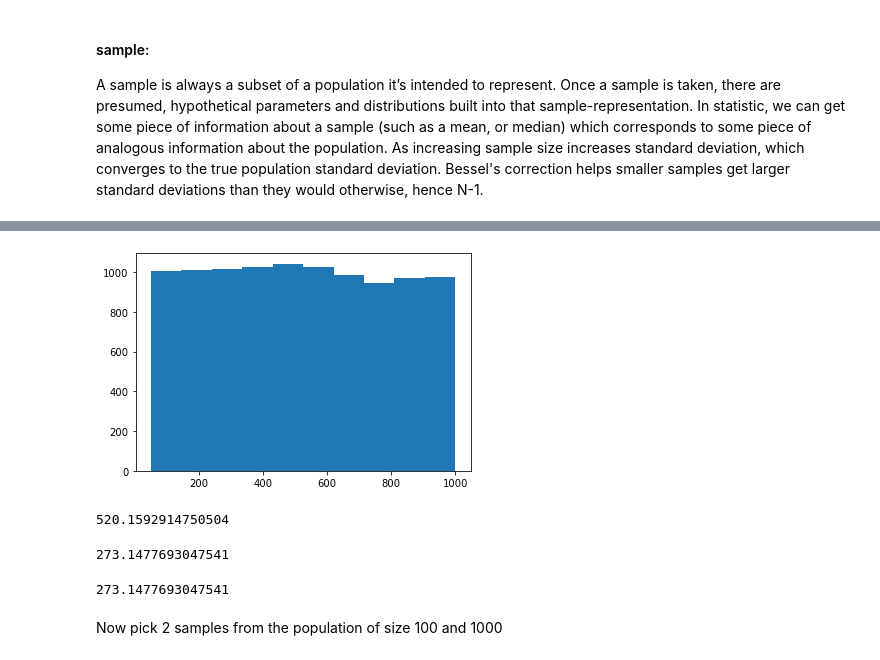
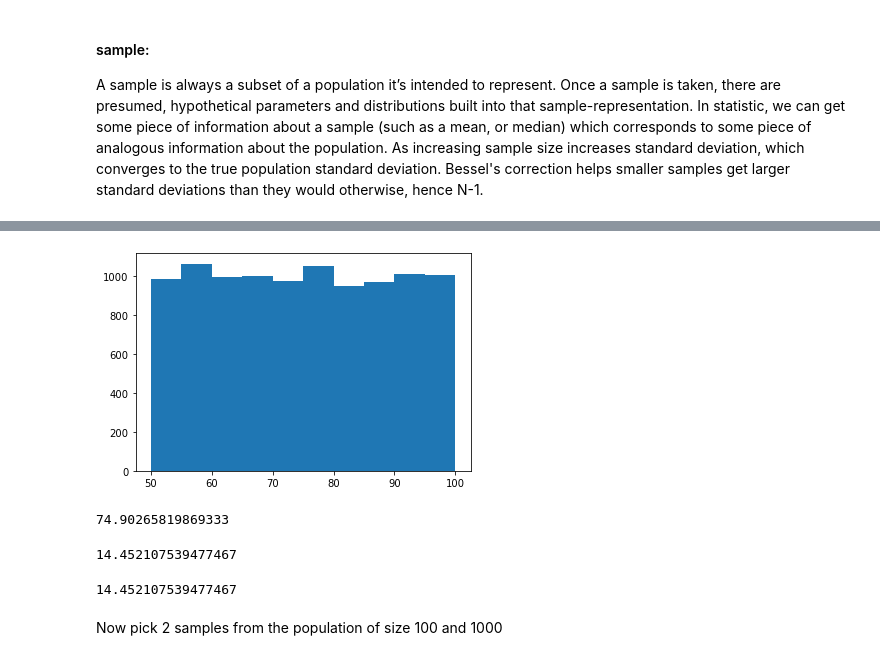
Before and after one commit to Freeha-S/Tasks-2020, a Jupyter notebook: task-2020.ipynb, the cells around one changed output, grey strips where cells are left out. Drawn from its saved outputs; the diff is of its cells as text; code cells hidden in the pictures.

```diff
--- a/task-2020.ipynb
+++ b/task-2020.ipynb
@@ -661,27 +696,27 @@ print(stdev2)
 # %%
 import random
 import matplotlib.pyplot as plt
 import numpy as np
-mu, sigma, popsize = 50, 1000, 10000
+mu, sigma, popsize = 50, 100, 10000
 population = np.random.uniform(mu,sigma,popsize)
 #print(population)
 plt.hist(population)
 plt.show()
 # %% [output]
-[figure, old version]
+[figure, new version]
 # %%
 np.mean(population)
 # %% [output]
-520.1592914750504
+74.90265819869333
 # %%
 np.std(population)
 # %% [output]
-273.1477693047541
+14.452107539477467
 # %%
 stdev=np.sqrt(np.sum((population-np.mean(population))**2)/len(population))
 print(stdev)
 # %% [output]
-273.1477693047541
+14.452107539477467
 # %% [markdown]
 Now pick 2 samples from the population of size 100 and 1000
 # %%
```
Also changed, not shown: parts of 69 cells of this notebook.
